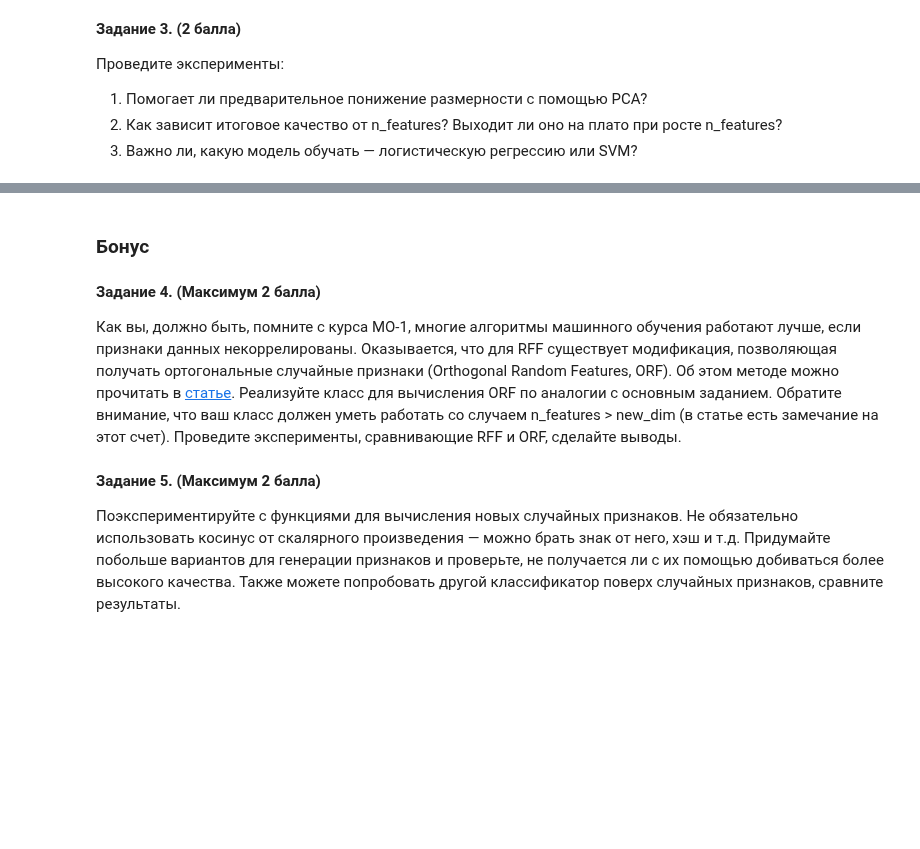
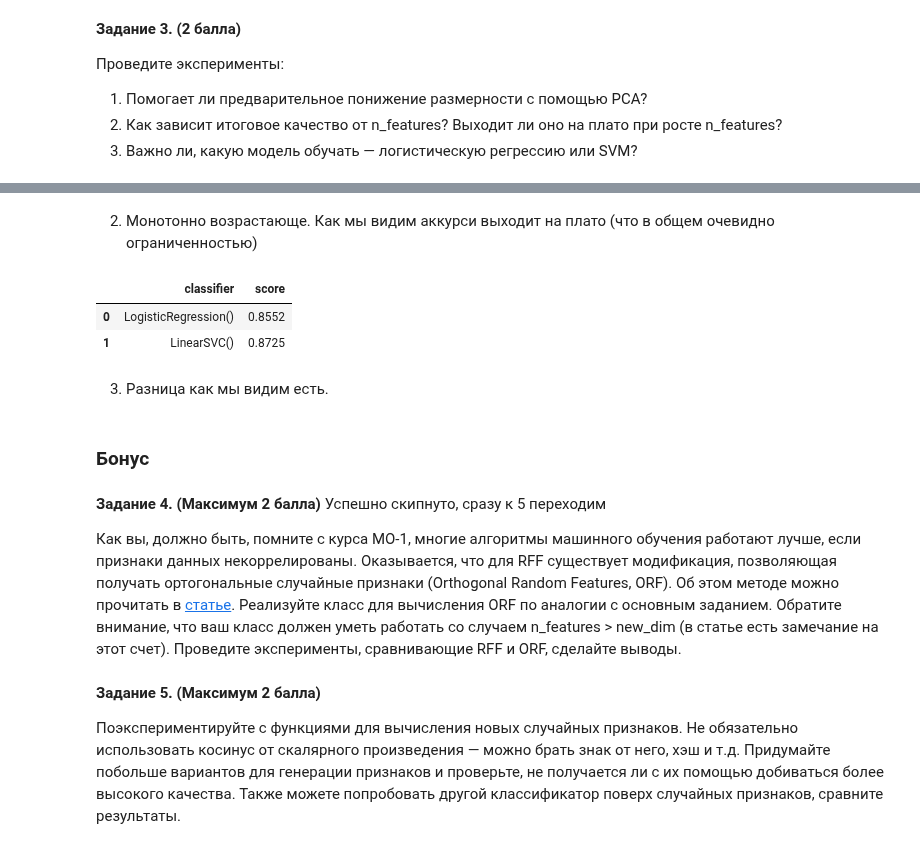
Before and after one commit to Panesher/Machine-Learning, a Jupyter notebook: ML/HW-8/homework-practice-08-random-features.ipynb, the cells around one changed output, grey strips where cells are left out. Saved outputs shown, nothing was run; the diff lists cells and outputs as text; code cells hidden in the pictures; blank space fills up the shorter version.

```diff
--- a/ML/HW-8/homework-practice-08-random-features.ipynb
+++ b/ML/HW-8/homework-practice-08-random-features.ipynb
@@ -310,7 +385,21 @@ __Задание 3. (2 балла)__
+# %% [markdown]
+2. Монотонно возрастающе. Как мы видим аккурси выходит на плато (что в общем очевидно ограниченностью)
+# %%
+df = pd.DataFrame({'classifier': [LogisticRegression(), LinearSVC()], 'score': [0] * 2})
+for i, classifier in enumerate(df['classifier']):
+    df.loc[i, 'score'] = accuracy_for_pipeline(classifier=classifier)
+clear_output()
+df
+# %% [output]
+|  | classifier | score |
+| 0 | LogisticRegression() | 0.8552 |
+| 1 | LinearSVC() | 0.8725 |
+# %% [markdown]
+3. Разница как мы видим есть.
 # %% [markdown]
 ### Бонус
 # %% [markdown]
-__Задание 4. (Максимум 2 балла)__
+__Задание 4. (Максимум 2 балла)__ Успешно скипнуто, сразу к 5 переходим
 
 Как вы, должно быть, помните с курса МО-1, многие алгоритмы машинного обучения работают лучше, если признаки данных некоррелированы. Оказывается, что для RFF существует модификация, позволяющая получать ортогональные случайные признаки (Orthogonal Random Features, ORF). Об этом методе можно прочитать в [статье](https://proceedings.neurips.cc/paper/2016/file/53adaf494dc89ef7196d73636eb2451b-Paper.pdf). Реализуйте класс для вычисления ORF по аналогии с основным заданием. Обратите внимание, что ваш класс должен уметь работать со случаем n_features > new_dim (в статье есть замечание на этот счет). Проведите эксперименты, сравнивающие RFF и ORF, сделайте выводы.
 # %%
```
Also changed, not shown: parts of 27 cells of this notebook.
